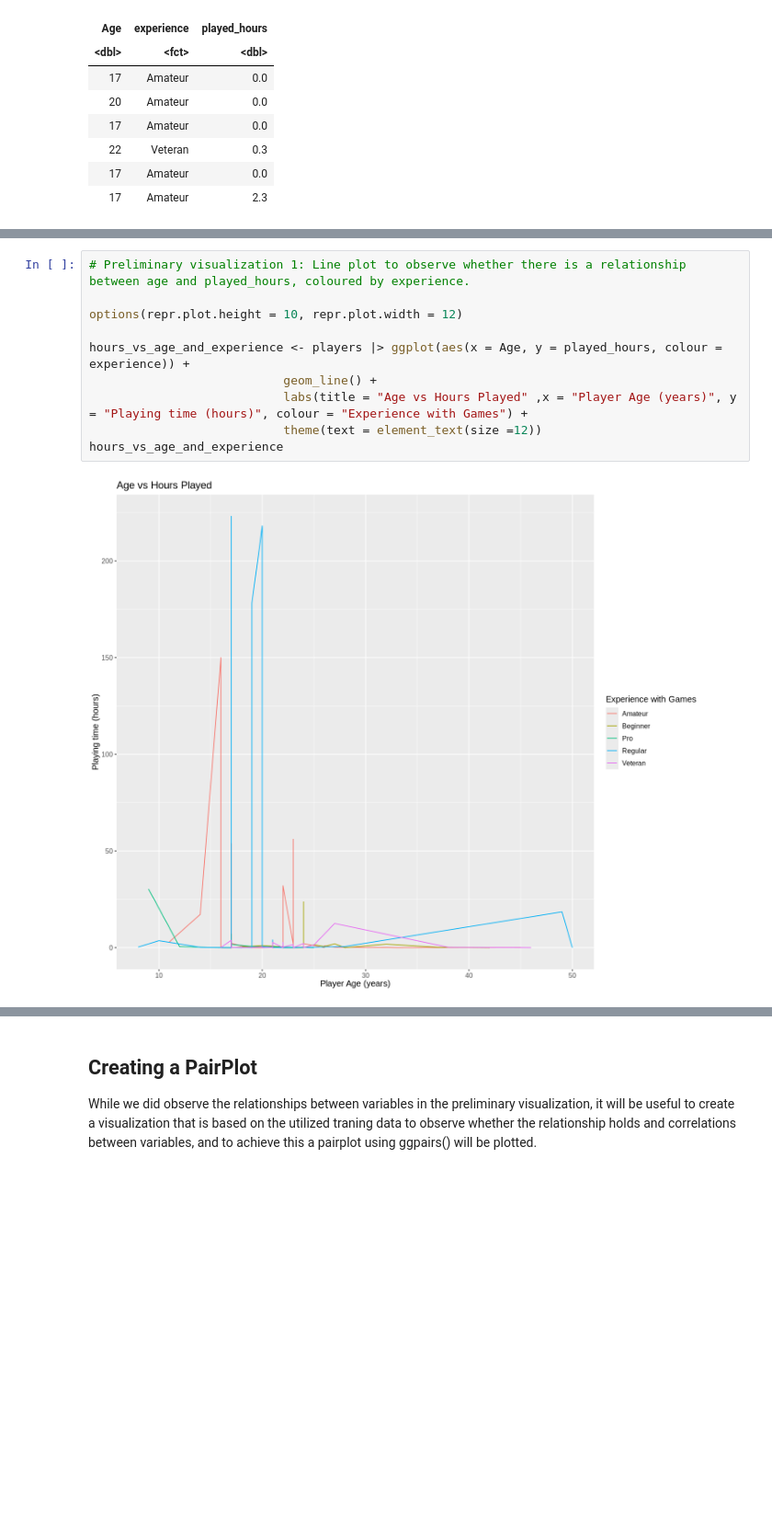
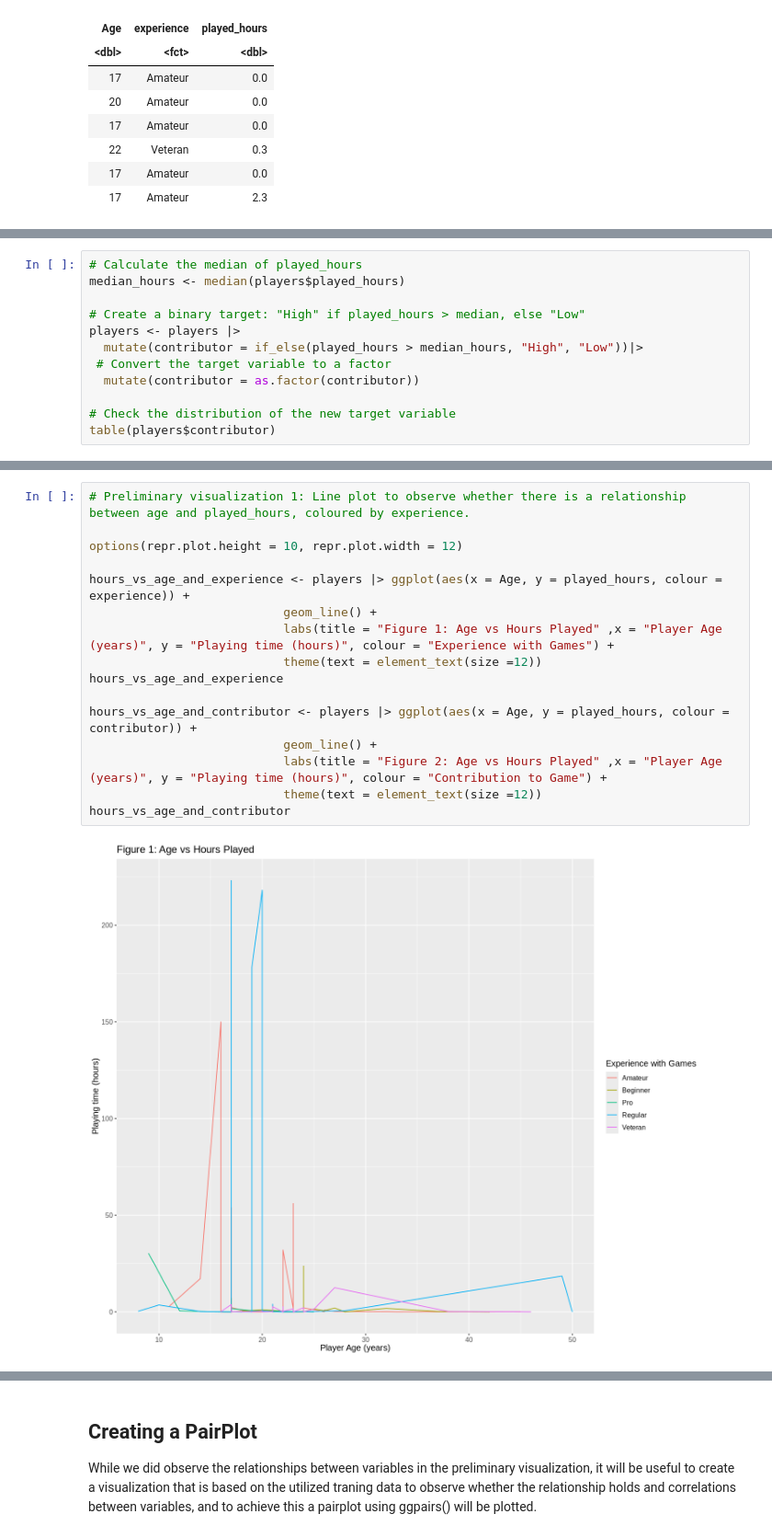
Before and after one commit to OliviaC-2/Group_project_player, a Jupyter notebook: Group_project.ipynb, the cells around one changed output, grey strips where cells are left out. Shown at 92% size. Drawn from its saved outputs; the diff is of its cells as text; blank space fills up the shorter version.

```diff
--- a/Group_project.ipynb
+++ b/Group_project.ipynb
@@ -81,0 +85,12 @@ The dataset was modified to only include these variables specifically as other v
+# %%
+# Calculate the median of played_hours
+median_hours <- median(players$played_hours)
+
+# Create a binary target: "High" if played_hours > median, else "Low"
+players <- players |>
+  mutate(contributor = if_else(played_hours > median_hours, "High", "Low"))|>
+ # Convert the target variable to a factor
+  mutate(contributor = as.factor(contributor))
+
+# Check the distribution of the new target variable
+table(players$contributor)
@@ -86,12 +129,18 @@ Prior to performing regression in order to address our question, we will plot a
 # %%
 # Preliminary visualization 1: Line plot to observe whether there is a relationship between age and played_hours, coloured by experience.
 
 options(repr.plot.height = 10, repr.plot.width = 12)
 
 hours_vs_age_and_experience <- players |> ggplot(aes(x = Age, y = played_hours, colour = experience)) +
                            geom_line() +
-                           labs(title = "Age vs Hours Played" ,x = "Player Age (years)", y = "Playing time (hours)", colour = "Experience with Games") +
+                           labs(title = "Figure 1: Age vs Hours Played" ,x = "Player Age (years)", y = "Playing time (hours)", colour = "Experience with Games") +
                            theme(text = element_text(size =12))
 hours_vs_age_and_experience
+
+hours_vs_age_and_contributor <- players |> ggplot(aes(x = Age, y = played_hours, colour = contributor)) +
+                           geom_line() +
+                           labs(title = "Figure 2: Age vs Hours Played" ,x = "Player Age (years)", y = "Playing time (hours)", colour = "Contribution to Game") +
+                           theme(text = element_text(size =12))
+hours_vs_age_and_contributor
 # %% [output]
-[figure, old version]
+[figure, new version]
```
Also changed, not shown: parts of 18 cells of this notebook.
